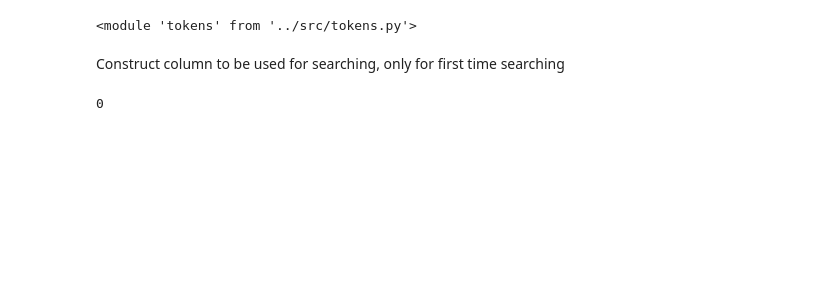
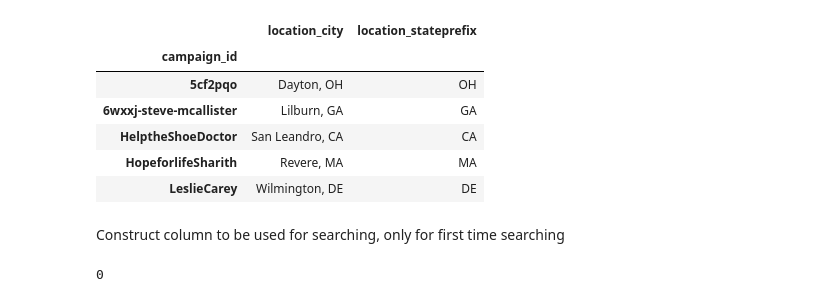
Before and after one commit to silverer/cancer-crowdfunding-explorer, a Jupyter notebook: notebooks/Geocode campaigns.ipynb, the cells around one changed output. Saved outputs shown, nothing was run; the diff lists cells and outputs as text; code cells hidden in the pictures; blank space fills up the shorter version.

```diff
--- a/notebooks/Geocode campaigns.ipynb
+++ b/notebooks/Geocode campaigns.ipynb
@@ -17,8 +14,3 @@ ModuleNotFoundError: No module named 'geocode_utils'
-# %%
-import imp
-imp.reload(tokens)
-# %% [output]
-<module 'tokens' from '../src/tokens.py'>
 # %%
 #locations that failed to geocode but could be filled by hand
 WEIRD_LOC_DICT = {'westseneca':'west seneca, ny',
@@ -228,7 +220,18 @@ def assign_county_fips(df, min_index = 0):
                                      encoding='utf-8')
     return df
 # %%
-df = pd.read_csv(data_io.input_cleaned/'geolocations'/'unique_locations_to_scrape.csv',index_col=[0])
+fname = 'unique_locations_from_US_cancer_campaigns_2018_2021.csv'
+df = pd.read_csv(data_io.input_cleaned/'geolocations'/fname,index_col=[0])
+# %%
+df.head()
+# %% [output]
+|  | location_city | location_stateprefix |
+| campaign_id |  |  |
+| 5cf2pqo | Dayton, OH | OH |
+| 6wxxj-steve-mcallister | Lilburn, GA | GA |
+| HelptheShoeDoctor | San Leandro, CA | CA |
+| HopeforlifeSharith | Revere, MA | MA |
+| LeslieCarey | Wilmington, DE | DE |
 # %% [markdown]
 Construct column to be used for searching, only for first time searching
 # %%
```
Also changed, not shown: parts of 9 cells of this notebook, 11 other files.
